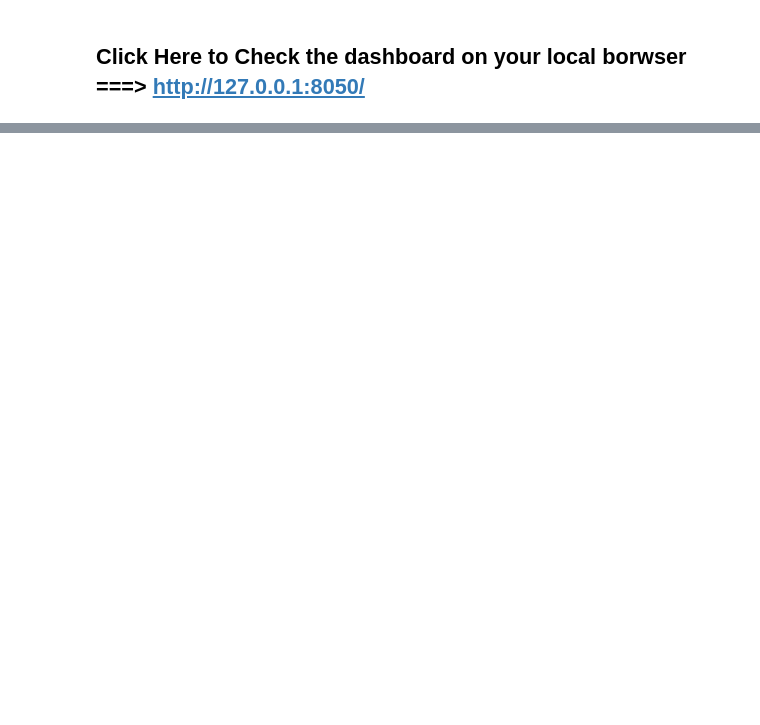
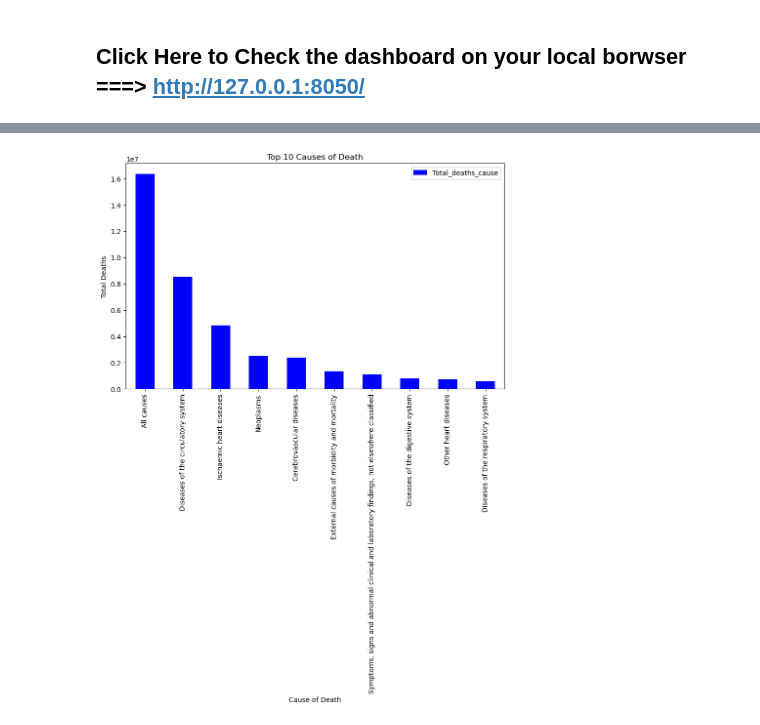
Before and after one commit to feLLpe04/Project3, a Jupyter notebook: cleaneddata/Research_Questions_1.ipynb, the cells around one changed output, grey strips where cells are left out. Drawn from its saved outputs; the diff is of its cells as text; code cells hidden in the pictures; blank space fills up the shorter version.

```diff
--- a/cleaneddata/Research_Questions_1.ipynb
+++ b/cleaneddata/Research_Questions_1.ipynb
@@ -1406,0 +1416,19 @@ Columns (2) have mixed types. Specify dtype option on import or set low_memory=F
+# %%
+#Grouping by Cause_Name and Sex, summing up total deaths
+cause_gender_totals = merged_data.groupby(['Cause_Name', 'Sex'])['Total_deaths'].sum().reset_index()
+
+#Calculate total deaths for each cause
+cause_totals = merged_data.groupby('Cause_Name')['Total_deaths'].sum().reset_index()
+cause_totals.rename(columns={'Total_deaths': 'Total_deaths_cause'}, inplace=True)
+
+#Merging the totals back with the cause_gender_totals
+cause_gender_totals = cause_gender_totals.merge(cause_totals, on='Cause_Name')
+
+#Calculating the percentage of total deaths for each gender per cause
+cause_gender_totals['Percentage'] = (cause_gender_totals['Total_deaths'] / cause_gender_totals['Total_deaths_cause']) * 100
+
+#Filtering  causes where one gender exceeds 65% of the total deaths
+filtered_causes = cause_gender_totals[cause_gender_totals['Percentage'] > 65]
+
+#Checking if did work
+filtered_causes.head(10)
@@ -1406,0 +1480,9 @@ Columns (2) have mixed types. Specify dtype option on import or set low_memory=F
+# %%
+#TOP 10 CAUSES DEATHS BAR CHART
+cause_totals.sort_values('Total_deaths_cause', ascending=False).head(10).plot(kind='bar', x='Cause_Name', y='Total_deaths_cause', color='blue', figsize=(10, 6))
+plt.title('Top 10 Causes of Death')
+plt.xlabel('Cause of Death')
+plt.ylabel('Total Deaths')
+plt.show()
+# %% [output]
+[figure, added]
```
Also changed, not shown: parts of 22 cells of this notebook.
